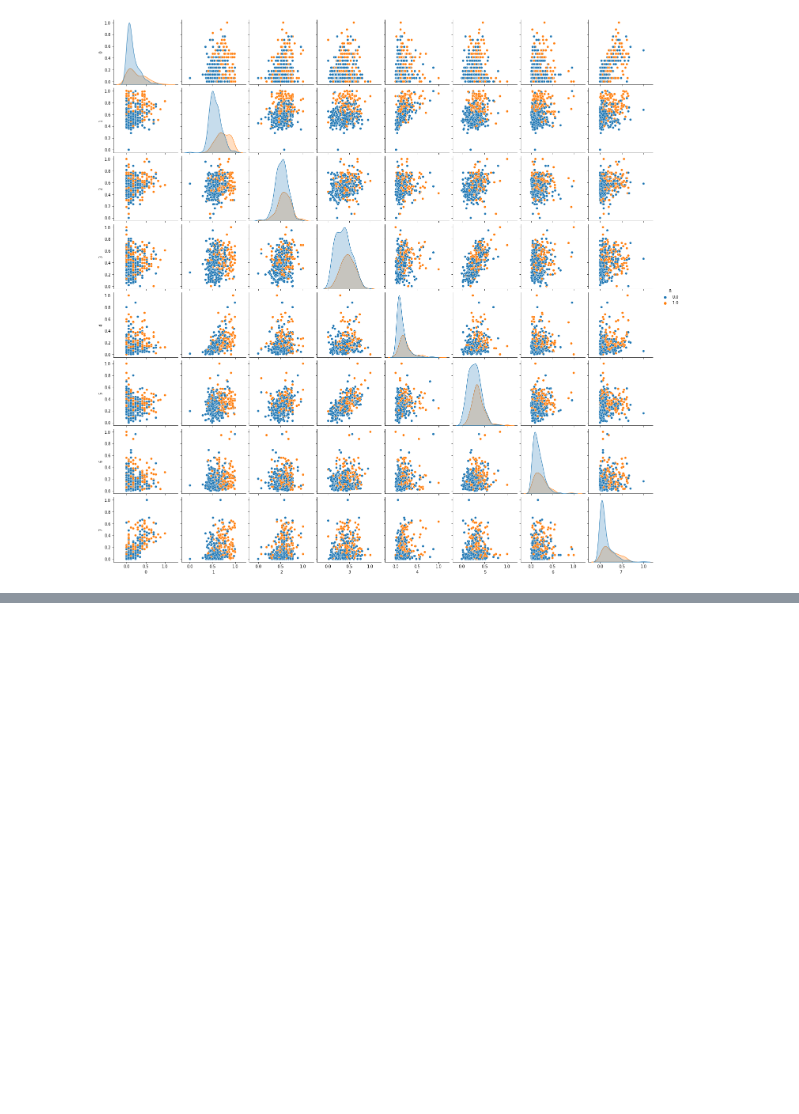
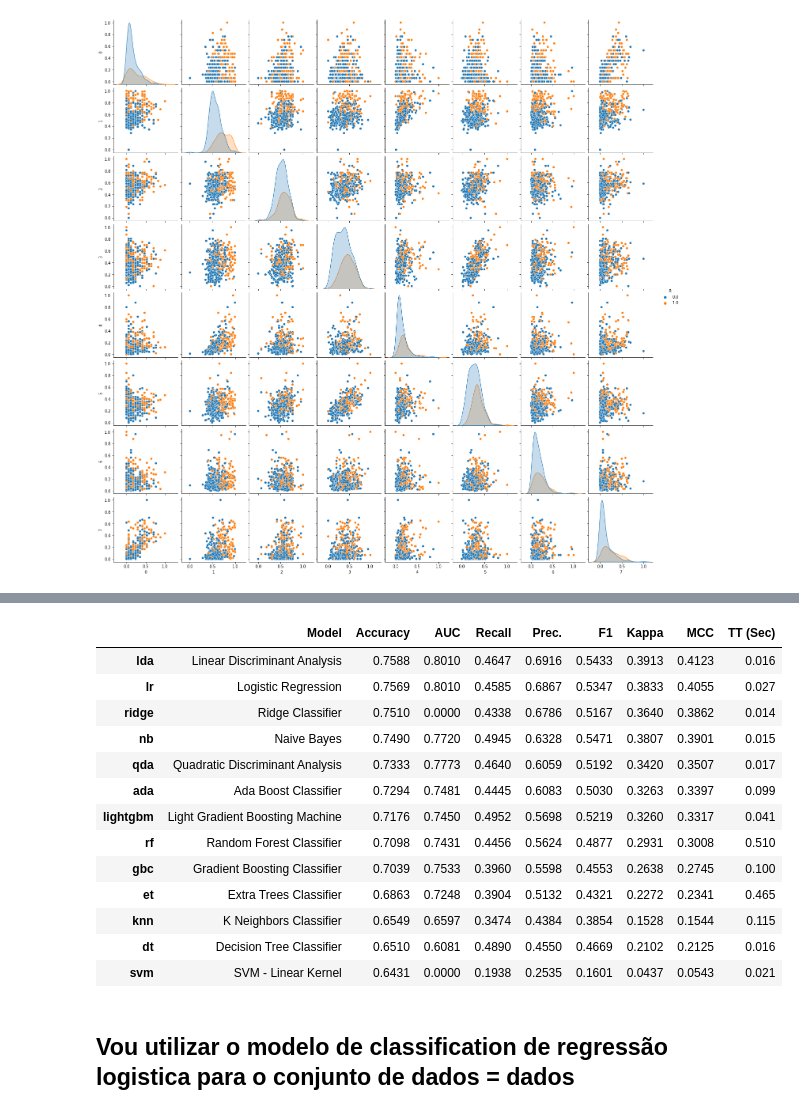
Before and after one commit to diego2017003/correlacao, a Jupyter notebook: aula_correlacao.ipynb, the cells around one changed output, grey strips where cells are left out. Drawn from its saved outputs; the diff is of its cells as text; code cells hidden in the pictures; blank space fills up the shorter version.

```diff
--- a/aula_correlacao.ipynb
+++ b/aula_correlacao.ipynb
@@ -126,0 +209,19 @@ sns.pairplot(data = df2,hue=8)
+# %%
+best2 = compare_models()
+# %% [output]
+|  | Model | Accuracy | AUC | Recall | Prec. | F1 | Kappa | MCC | TT (Sec) |
+| lda | Linear Discriminant Analysis | 0.7588 | 0.8010 | 0.4647 | 0.6916 | 0.5433 | 0.3913 | 0.4123 | 0.016 |
+| lr | Logistic Regression | 0.7569 | 0.8010 | 0.4585 | 0.6867 | 0.5347 | 0.3833 | 0.4055 | 0.027 |
+| ridge | Ridge Classifier | 0.7510 | 0.0000 | 0.4338 | 0.6786 | 0.5167 | 0.3640 | 0.3862 | 0.014 |
+| nb | Naive Bayes | 0.7490 | 0.7720 | 0.4945 | 0.6328 | 0.5471 | 0.3807 | 0.3901 | 0.015 |
+| qda | Quadratic Discriminant Analysis | 0.7333 | 0.7773 | 0.4640 | 0.6059 | 0.5192 | 0.3420 | 0.3507 | 0.017 |
+| ada | Ada Boost Classifier | 0.7294 | 0.7481 | 0.4445 | 0.6083 | 0.5030 | 0.3263 | 0.3397 | 0.099 |
+| lightgbm | Light Gradient Boosting Machine | 0.7176 | 0.7450 | 0.4952 | 0.5698 | 0.5219 | 0.3260 | 0.3317 | 0.041 |
+| rf | Random Forest Classifier | 0.7098 | 0.7431 | 0.4456 | 0.5624 | 0.4877 | 0.2931 | 0.3008 | 0.510 |
+| gbc | Gradient Boosting Classifier | 0.7039 | 0.7533 | 0.3960 | 0.5598 | 0.4553 | 0.2638 | 0.2745 | 0.100 |
+| et | Extra Trees Classifier | 0.6863 | 0.7248 | 0.3904 | 0.5132 | 0.4321 | 0.2272 | 0.2341 | 0.465 |
+| knn | K Neighbors Classifier | 0.6549 | 0.6597 | 0.3474 | 0.4384 | 0.3854 | 0.1528 | 0.1544 | 0.115 |
+| dt | Decision Tree Classifier | 0.6510 | 0.6081 | 0.4890 | 0.4550 | 0.4669 | 0.2102 | 0.2125 | 0.016 |
+| svm | SVM - Linear Kernel | 0.6431 | 0.0000 | 0.1938 | 0.2535 | 0.1601 | 0.0437 | 0.0543 | 0.021 |
+# %% [markdown]
+## Vou utilizar o modelo de classification de regressão logistica para o conjunto de dados = dados
```
Also changed, not shown: parts of 14 cells of this notebook.
